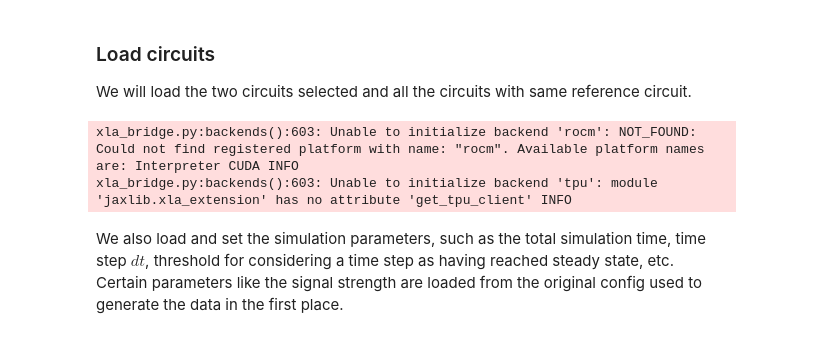
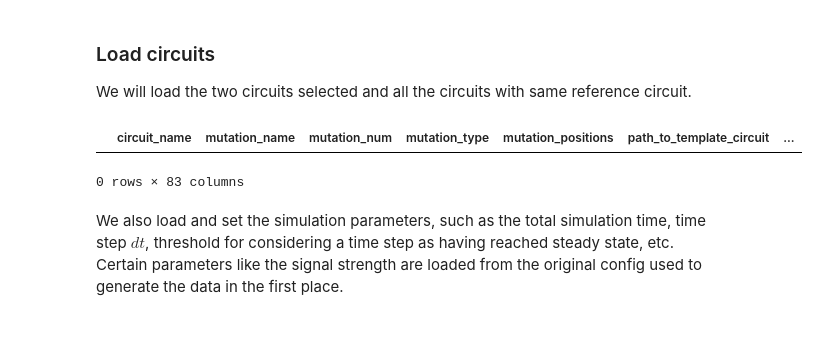
Before and after one commit to olive004/synbio_morpher, a Jupyter notebook: notebooks/15_circuit_case_study.ipynb, the cells around one changed output. Cells and saved outputs as stored; diff of their text form; code cells hidden in the pictures.

```diff
--- a/notebooks/15_circuit_case_study.ipynb
+++ b/notebooks/15_circuit_case_study.ipynb
@@ -298,12 +317,27 @@ circ_rows1 = data[(data['circuit_name'] == circ1_m_df['circuit_name'].values[0])
 ref_c1 = data[(data['circuit_name'] == circ1_m_df['circuit_name'].values[0]) & (data['mutation_name'] == 'ref_circuit') & (data['sample_name'] == 'RNA_2')]
 circ_rows2 = data[(data['circuit_name'] == circ2_m_df['circuit_name'].values[0]) & (data['mutation_num'] == circ2_m_df['mutation_num'].values[0]) & ((data['num_interacting'] != 0) | (data['num_self_interacting'] != 0)) & (data['sample_name'] == 'RNA_2')]
 ref_c2 = data[(data['circuit_name'] == circ2_m_df['circuit_name'].values[0]) & (data['mutation_name'] == 'ref_circuit') & (data['sample_name'] == 'RNA_2')]
+
+circ_rows_osh1 = data[(data['circuit_name'] == circ_osh1_m_df['circuit_name'].values[0]) & (data['mutation_num'] == circ_osh1_m_df['mutation_num'].values[0]) & ((data['num_interacting'] != 0) | (data['num_self_interacting'] != 0)) & (data['sample_name'] == 'RNA_2')]
+ref_c_osh1 = data[(data['circuit_name'] == circ_osh1_m_df['circuit_name'].values[0]) & (data['mutation_name'] == 'ref_circuit') & (data['sample_name'] == 'RNA_2')]
+circ_rows_osh2 = data[(data['circuit_name'] == circ_osh2_m_df['circuit_name'].values[0]) & (data['mutation_num'] == circ_osh2_m_df['mutation_num'].values[0]) & ((data['num_interacting'] != 0) | (data['num_self_interacting'] != 0)) & (data['sample_name'] == 'RNA_2')]
+ref_c_osh2 = data[(data['circuit_name'] == circ_osh2_m_df['circuit_name'].values[0]) & (data['mutation_name'] == 'ref_circuit') & (data['sample_name'] == 'RNA_2')]
+
+# circ_rows_osh_high = data[(data['overshoot'] >= data['overshoot'].max() - 100) & (data['overshoot'] < np.inf) & ((data['num_interacting'] != 0) | (data['num_self_interacting'] != 0)) & (data['sample_name'] == 'RNA_2')]
+# ref_c_osh_high = data[(data['circuit_name'] == circ_rows_osh_high['circuit_name'].values[0]) & (data['mutation_name'] == 'ref_circuit') & ((data['num_interacting'] != 0) | (data['num_self_interacting'] != 0)) & (data['sample_name'] == 'RNA_2')]
+
 circuits1 = batch_load(circ_rows1, ref_c1, og_dir, config)
 circuits2 = batch_load(circ_rows2, ref_c2, og_dir, config)
-circuits = circuits1 + circuits2
+circuits_osh1 = batch_load(circ_rows_osh1, ref_c_osh1, og_dir, config)
+circuits_osh2 = batch_load(circ_rows_osh2, ref_c_osh2, og_dir, config)
+# circuits_osh_high = batch_load(circ_rows_osh_high, ref_c_osh_high, og_dir, config)
+
+circuits = circuits1 + circuits2 + circuits_osh1 + circuits_osh2 #+ circuits_osh_high
-# %% [output]
-xla_bridge.py:backends():603: Unable to initialize backend 'rocm': NOT_FOUND: Could not find registered platform with name: "rocm". Available platform names are: Interpreter CUDA INFO
-xla_bridge.py:backends():603: Unable to initialize backend 'tpu': module 'jaxlib.xla_extension' has no attribute 'get_tpu_client' INFO
+# %%
+circ_rows_osh_high
+# %% [output]
+|  | circuit_name | mutation_name | mutation_num | mutation_type | mutation_positions | path_to_template_circuit | ... |
+0 rows × 83 columns
 # %% [markdown]
 We also load and set the simulation parameters, such as the total simulation time, time step $dt$, threshold for considering a time step as having reached steady state, etc. Certain parameters like the signal strength are loaded from the original config used to generate the data in the first place.
 # %%
```
Also changed, not shown: parts of 13 cells of this notebook.
